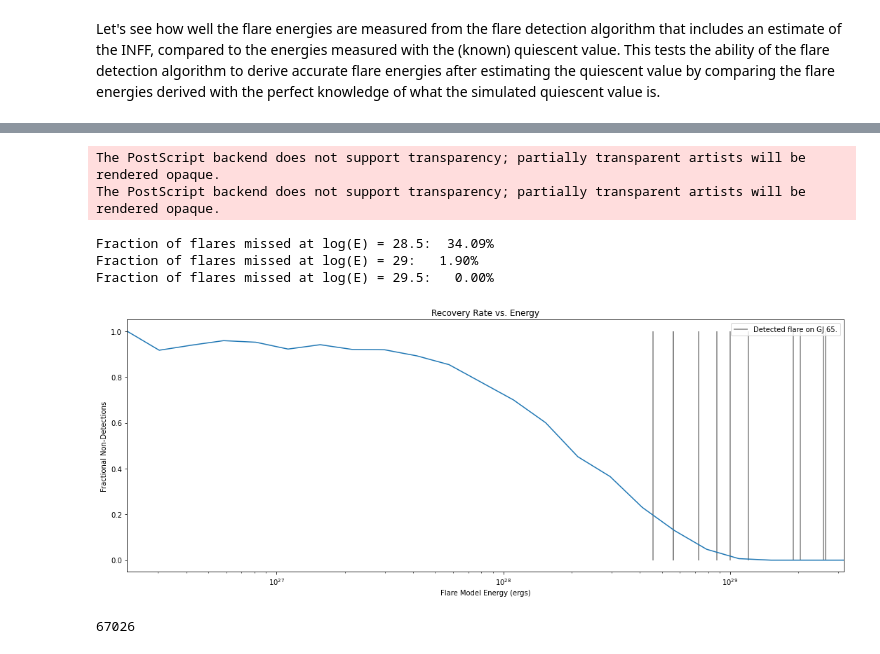
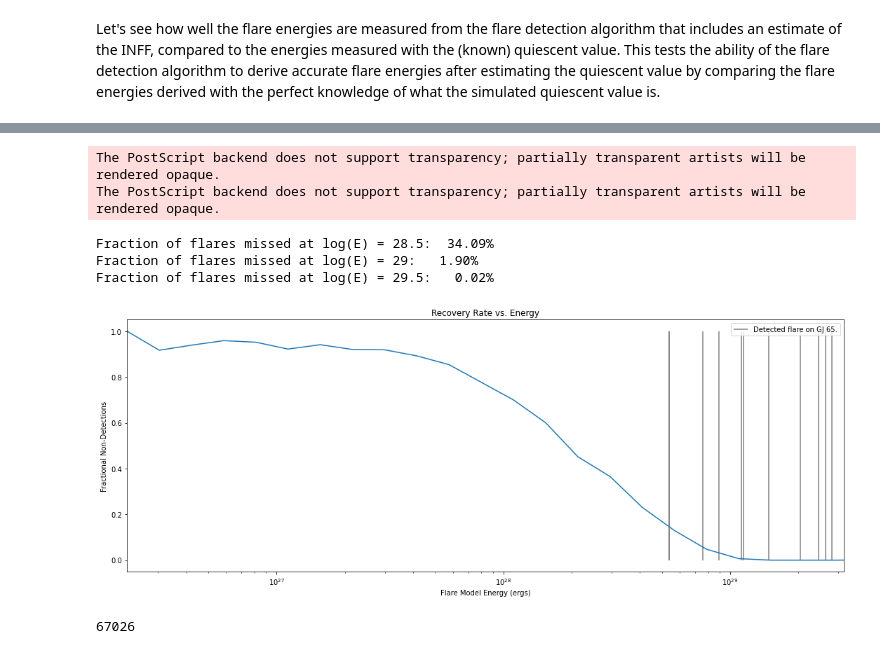
Before and after one commit to MillionConcepts/gfcat_gj65, a Jupyter notebook: src/uvceti/07-injection_recovery.ipynb, the cells around one changed output, grey strips where cells are left out. Saved outputs shown, nothing was run; the diff lists cells and outputs as text; code cells hidden in the pictures.

```diff
--- a/src/uvceti/07-injection_recovery.ipynb
+++ b/src/uvceti/07-injection_recovery.ipynb
@@ -216,7 +238,7 @@ p_gt_90 = non_bins[np.where(fractional_nondetection > 0.90)[0][-1]]
 # Overplot the energies of the flares we find on GJ 65 that are used in the calculation of the flare frequency
 # in the energy range log(E) 28.5 - 29.5.  This excludes the largest flare, as well as Flares 2, 10, and 12 in Table 1
 # in the paper.
-detected_flare_energies = [29.42, 28.75, 29.08, 28.86, 29.41, 28.66, 28.75, 28.94, 29.31, 29.00, 29.28]
+detected_flare_energies = [29.45, 28.88, 29.17, 28.95, 29.42, 28.73, 28.73, 29.05, 29.39, 29.06, 29.31]
 for iii,dfe in enumerate(detected_flare_energies):
     if iii == 0:
         plt.vlines(10**dfe, 0, 1, label='Detected flare on GJ 65.', color='grey')
@@ -226,35 +248,35 @@ for iii,dfe in enumerate(detected_flare_energies):
 # What is the lowest energy bin where we recover up to 90% of the flares?
 p_lt_10 = non_bins[np.where(fractional_nondetection < 0.10)[0][0]]
 
 plt.semilogx()
 plt.ylabel('Fractional Non-Detections')
 plt.xlabel('Flare Model Energy (ergs)')
 # Let's trim out the extreme low-energy bins where absolutely everything is missed.
 # Upper x-axis plot range extends to upper limit of the energy bin in our paper: 28.5 < log(E) < 29.5
 plt.xlim([non_bins[np.where(fractional_nondetection > 0.99)[0][-1]],
           10**29.5])
 plt.tight_layout()
 plt.legend()
 plt.savefig('figures/flaredetect.eps', dpi=600)
 
 # What is the number of flares with non-detections at the low-end of the bin used in the GJ 65 FFD calculation?
 p_at_285 = np.interp(10**28.5, bins[:-1], fractional_nondetection)
 print("Fraction of flares missed at log(E) = 28.5: {0:6.2f}%".format(p_at_285*100.))
 
 # What is the number of flares with non-detections at the middle of the bin used in the GJ 65 FFD calculation?
 p_at_29 = np.interp(10**29, bins[:-1], fractional_nondetection)
 print("Fraction of flares missed at log(E) = 29: {0:6.2f}%".format(p_at_29*100.))
 
 # What is the number of flares with non-detections at the high-end of the bin used in the GJ 65 FFD calculation?
 p_at_295 = np.interp(10**29.5, bins[:-1], fractional_nondetection)
 print("Fraction of flares missed at log(E) = 29.5: {0:6.2f}%".format(p_at_295*100.))
 # %% [output]
 The PostScript backend does not support transparency; partially transparent artists will be rendered opaque.
 The PostScript backend does not support transparency; partially transparent artists will be rendered opaque.
 Fraction of flares missed at log(E) = 28.5:  34.09%
 Fraction of flares missed at log(E) = 29:   1.90%
-Fraction of flares missed at log(E) = 29.5:   0.00%
+Fraction of flares missed at log(E) = 29.5:   0.02%
-[figure, old version]
+[figure, new version]
 # %%
 # For those curious, this counts how many of the 100,000 simulated flares fell within the energy range near our GJ 65
 # flare frequency estimation.
```
Also changed, not shown: parts of 2 cells of this notebook, 4 other files.
